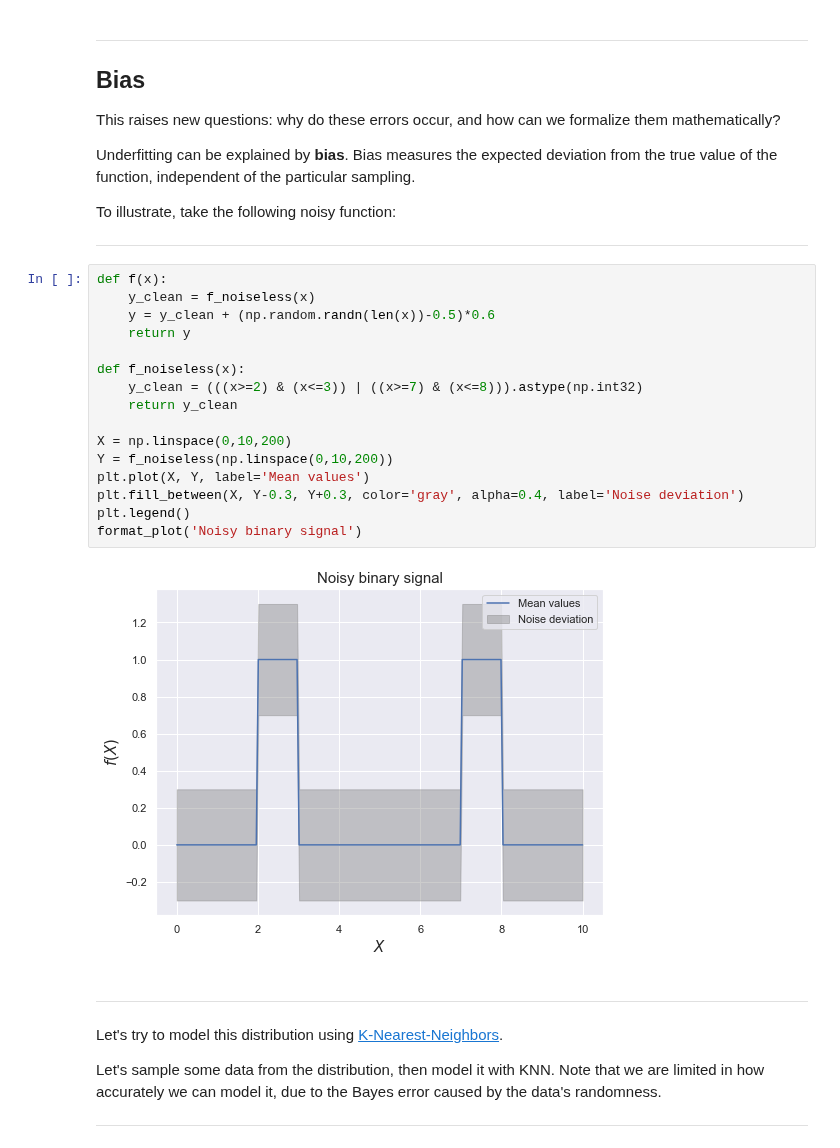
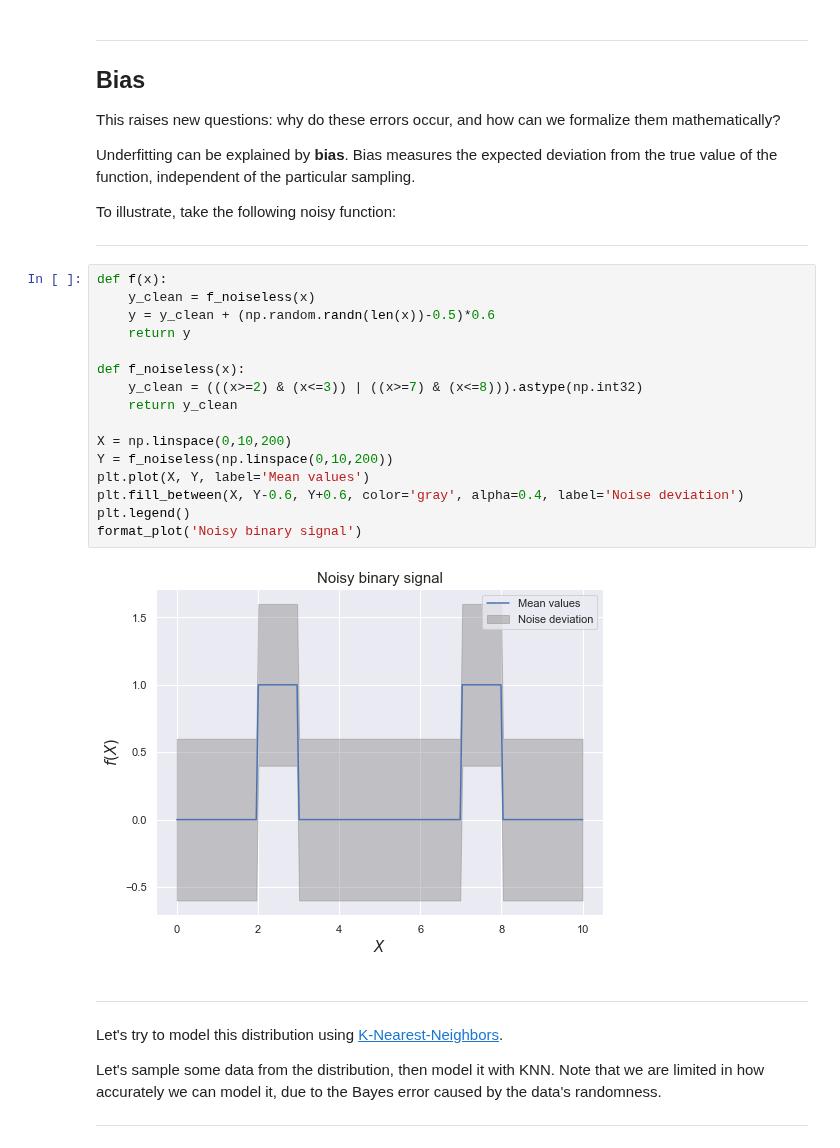
Before and after one commit to shinshoji01/gonken-lesson, a Jupyter notebook: 2020/06_Bias and variance.ipynb, the cells around one changed output. Drawn from its saved outputs; the diff is of its cells as text.

```diff
--- a/2020/06_Bias and variance.ipynb
+++ b/2020/06_Bias and variance.ipynb
@@ -118,21 +118,21 @@ To illustrate, take the following noisy function:
 # %%
 def f(x):
     y_clean = f_noiseless(x)
     y = y_clean + (np.random.randn(len(x))-0.5)*0.6
     return y
 
 def f_noiseless(x):
     y_clean = (((x>=2) & (x<=3)) | ((x>=7) & (x<=8))).astype(np.int32)
     return y_clean
 
 X = np.linspace(0,10,200)
 Y = f_noiseless(np.linspace(0,10,200))
 plt.plot(X, Y, label='Mean values')
-plt.fill_between(X, Y-0.3, Y+0.3, color='gray', alpha=0.4, label='Noise deviation')
+plt.fill_between(X, Y-0.6, Y+0.6, color='gray', alpha=0.4, label='Noise deviation')
 plt.legend()
 format_plot('Noisy binary signal')
 # %% [output]
-[figure, old version]
+[figure, new version]
 # %% [markdown]
 ---
 
```
Also changed, not shown: parts of 6 cells of this notebook.
